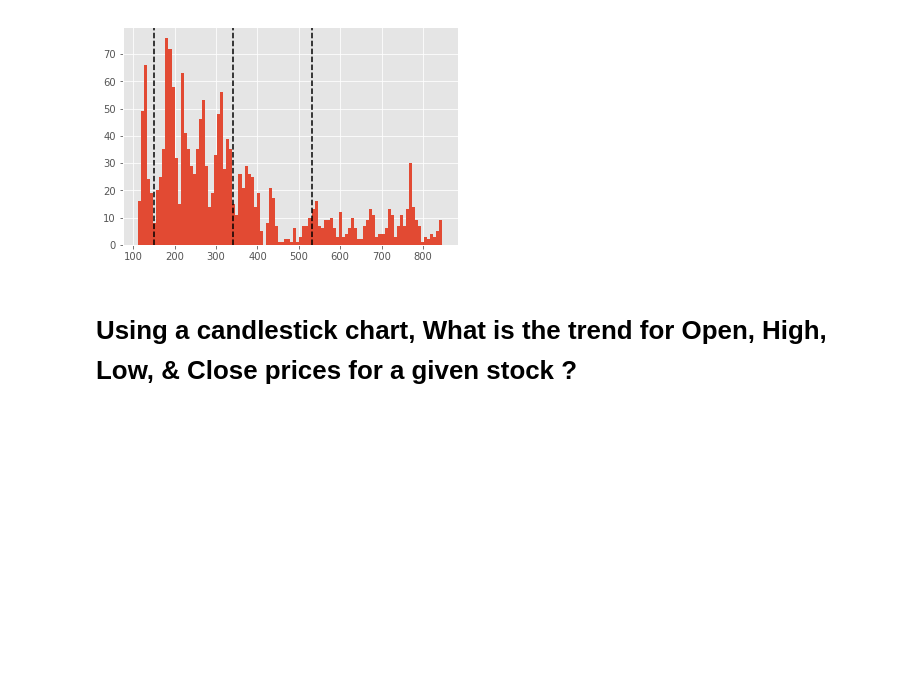
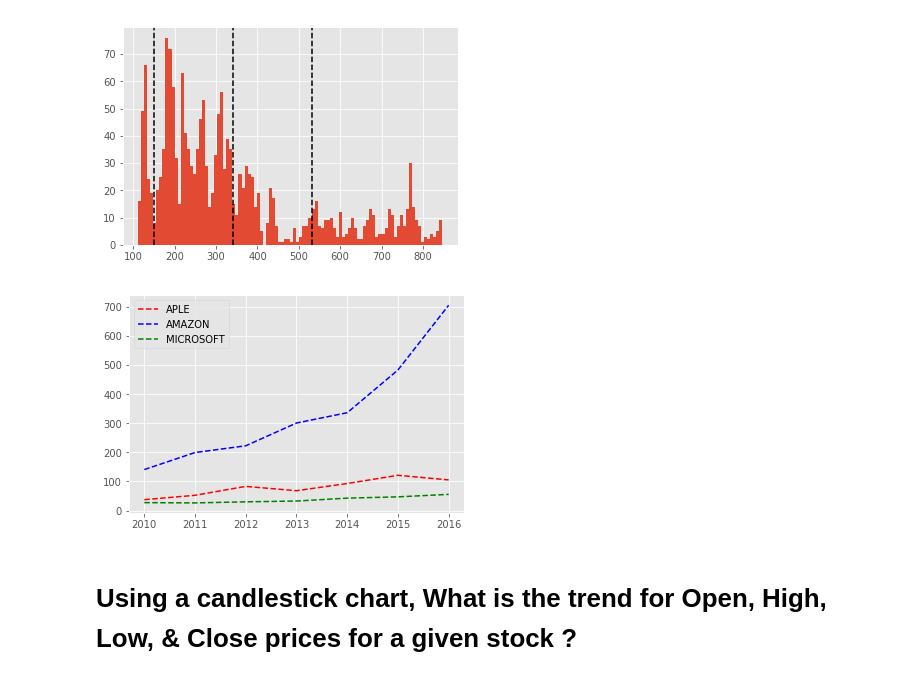
Before and after one commit to plj91682/Thinkful_Assignments, a Jupyter notebook: Thinkful_Assignment_Capstone.ipynb, the cells around one changed output. Saved outputs shown, nothing was run; the diff lists cells and outputs as text; code cells hidden in the pictures; blank space fills up the shorter version.

Commit message:
Adding pivot (group by symbol, year)

```diff
--- a/Thinkful_Assignment_Capstone.ipynb
+++ b/Thinkful_Assignment_Capstone.ipynb
@@ -200,3 +196,19 @@ Name: high, dtype: float64
+# %%
+pd.options.mode.chained_assignment = None
+stocks_df['date'] = pd.to_datetime(stocks_df['date'])
+stocks_df['year'] = stocks_df['date'].dt.year
+stocks_df['month'] = stocks_df['date'].dt.month
+stocks_df['day'] = stocks_df['date'].dt.day
+
+#stocks_df.symbol.unique()
+grouped_by_df = pd.pivot_table(stocks_df, index = ['symbol','year'], values= "high")
+fig, ax = plt.subplots()
+plt.plot(grouped_by_df.loc['AAPL'],'r--', label='APLE')
+plt.plot(grouped_by_df.loc['AMZN'], 'b--', label='AMAZON')
+plt.plot(grouped_by_df.loc['MSFT'], 'g--', label='MICROSOFT')
+leg = ax.legend();
+# %% [output]
+[figure, added]
 # %% [markdown]
 # Using a candlestick chart, What is the trend for Open, High, Low, & Close prices for a given stock ?
 # %% [markdown]
```
Also changed, not shown: parts of 4 cells of this notebook.
